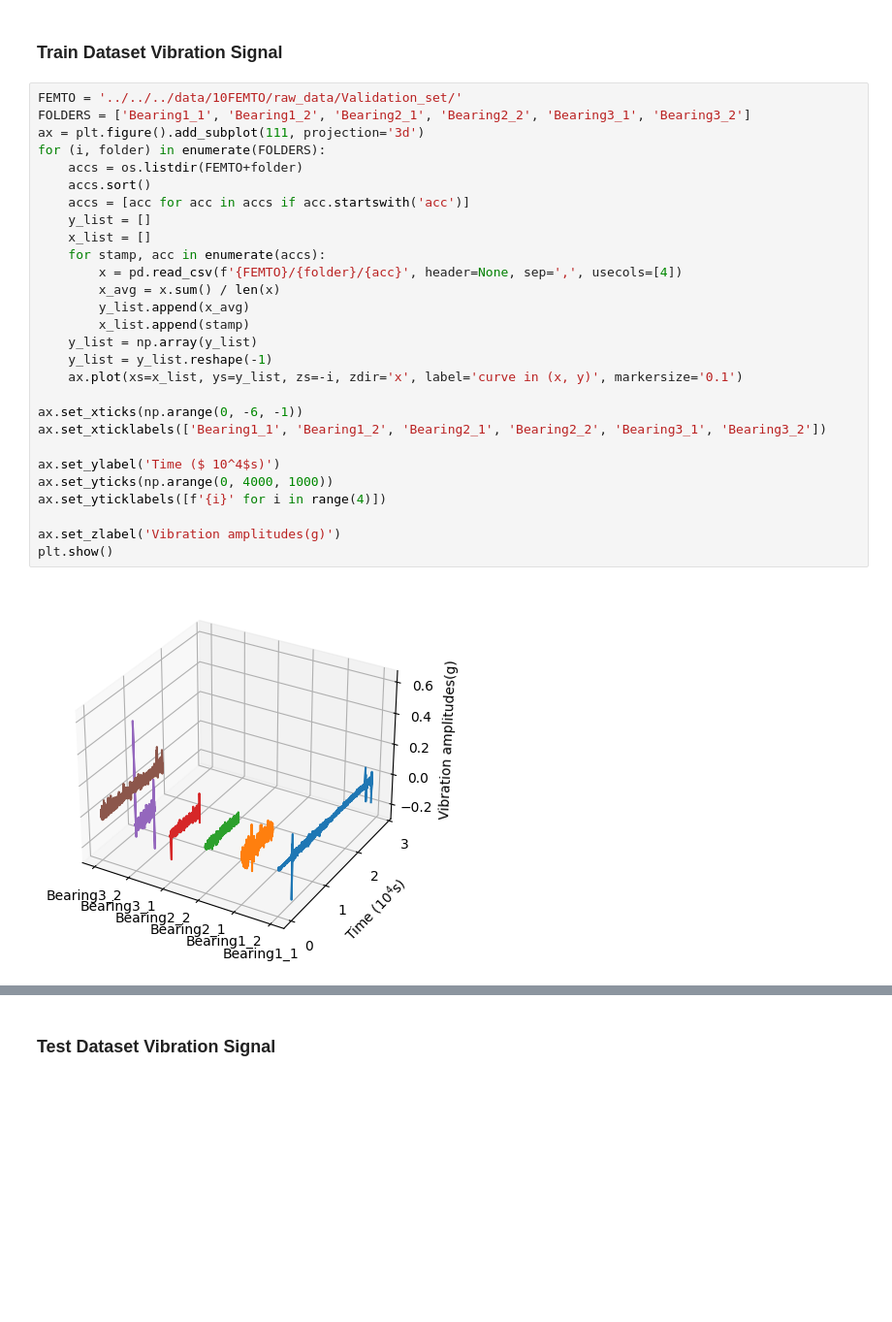
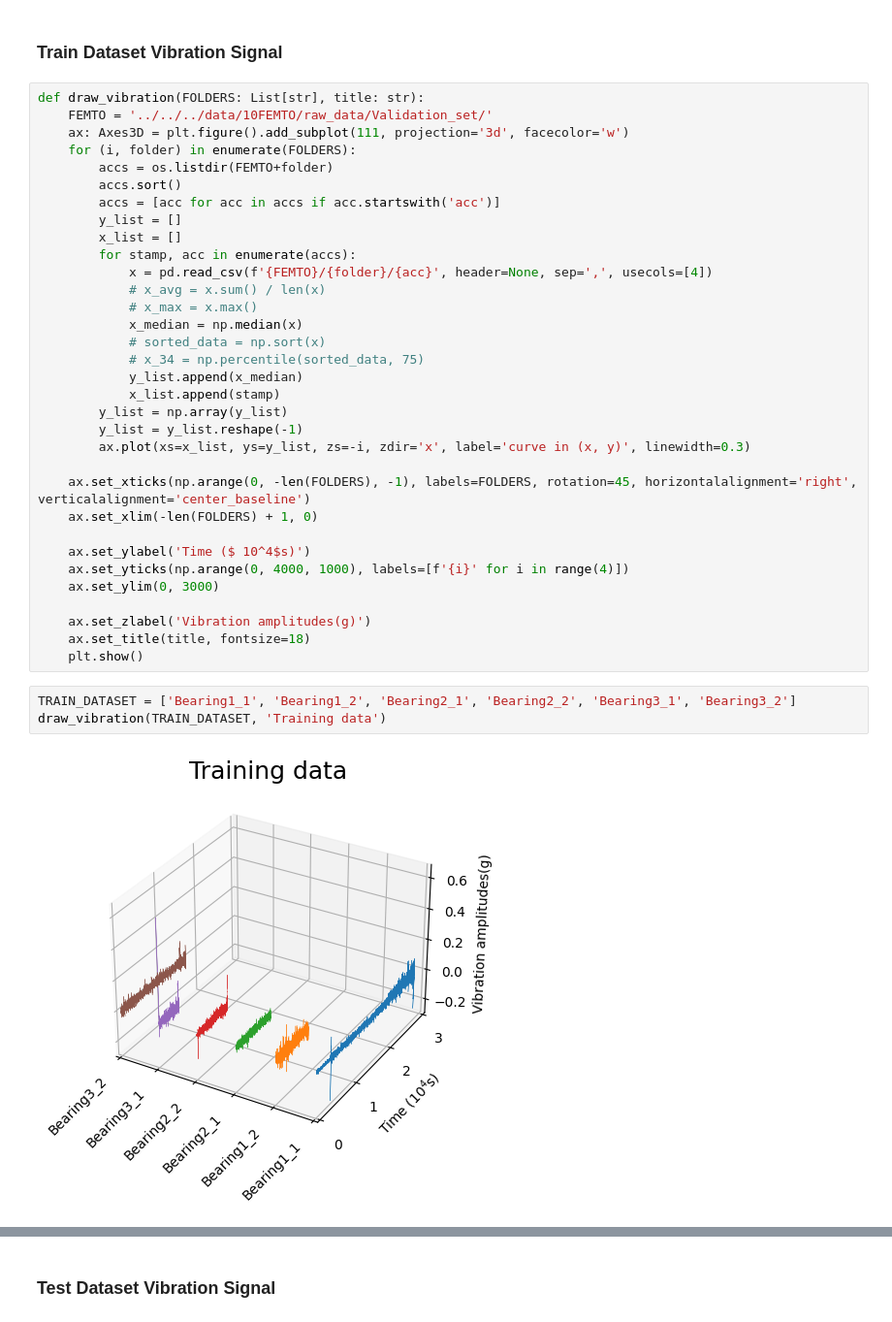
Before and after one commit to qawl987/DAST-self, a Jupyter notebook: notebook/FEMTO-st/visualization/main.ipynb, the cells around one changed output, grey strips where cells are left out. Shown at 97% size. Drawn from its saved outputs; the diff is of its cells as text; blank space fills up the shorter version.

Commit message:
feat: vibration visual

```diff
--- a/notebook/FEMTO-st/visualization/main.ipynb
+++ b/notebook/FEMTO-st/visualization/main.ipynb
@@ -180,32 +183,40 @@ plt.show()
 # %% [markdown]
 ### Train Dataset Vibration Signal
 # %%
-FEMTO = '../../../data/10FEMTO/raw_data/Validation_set/'
-FOLDERS = ['Bearing1_1', 'Bearing1_2', 'Bearing2_1', 'Bearing2_2', 'Bearing3_1', 'Bearing3_2']
-ax = plt.figure().add_subplot(111, projection='3d')
-for (i, folder) in enumerate(FOLDERS):
-    accs = os.listdir(FEMTO+folder)
-    accs.sort()
-    accs = [acc for acc in accs if acc.startswith('acc')]
-    y_list = []
-    x_list = []
-    for stamp, acc in enumerate(accs):
-        x = pd.read_csv(f'{FEMTO}/{folder}/{acc}', header=None, sep=',', usecols=[4])
-        x_avg = x.sum() / len(x)
-        y_list.append(x_avg)
-        x_list.append(stamp)
-    y_list = np.array(y_list)
-    y_list = y_list.reshape(-1)
-    ax.plot(xs=x_list, ys=y_list, zs=-i, zdir='x', label='curve in (x, y)', markersize='0.1')
+def draw_vibration(FOLDERS: List[str], title: str):
+    FEMTO = '../../../data/10FEMTO/raw_data/Validation_set/'
+    ax: Axes3D = plt.figure().add_subplot(111, projection='3d', facecolor='w')
+    for (i, folder) in enumerate(FOLDERS):
+        accs = os.listdir(FEMTO+folder)
+        accs.sort()
+        accs = [acc for acc in accs if acc.startswith('acc')]
+        y_list = []
+        x_list = []
+        for stamp, acc in enumerate(accs):
+            x = pd.read_csv(f'{FEMTO}/{folder}/{acc}', header=None, sep=',', usecols=[4])
+            # x_avg = x.sum() / len(x)
+            # x_max = x.max()
+            x_median = np.median(x)
+            # sorted_data = np.sort(x)
+            # x_34 = np.percentile(sorted_data, 75)
+            y_list.append(x_median)
+            x_list.append(stamp)
+        y_list = np.array(y_list)
+        y_list = y_list.reshape(-1)
+        ax.plot(xs=x_list, ys=y_list, zs=-i, zdir='x', label='curve in (x, y)', linewidth=0.3)
 
-ax.set_xticks(np.arange(0, -6, -1))
-ax.set_xticklabels(['Bearing1_1', 'Bearing1_2', 'Bearing2_1', 'Bearing2_2', 'Bearing3_1', 'Bearing3_2'])
+    ax.set_xticks(np.arange(0, -len(FOLDERS), -1), labels=FOLDERS, rotation=45, horizontalalignment='right', verticalalignment='center_baseline')
+    ax.set_xlim(-len(FOLDERS) + 1, 0)
 
-ax.set_ylabel('Time ($ 10^4$s)')
-ax.set_yticks(np.arange(0, 4000, 1000))
-ax.set_yticklabels([f'{i}' for i in range(4)])
+    ax.set_ylabel('Time ($ 10^4$s)')
+    ax.set_yticks(np.arange(0, 4000, 1000), labels=[f'{i}' for i in range(4)])
+    ax.set_ylim(0, 3000)
 
-ax.set_zlabel('Vibration amplitudes(g)')
-plt.show()
+    ax.set_zlabel('Vibration amplitudes(g)')
+    ax.set_title(title, fontsize=18)
+    plt.show()
-# %% [output]
-[figure, removed]
+# %%
+TRAIN_DATASET = ['Bearing1_1', 'Bearing1_2', 'Bearing2_1', 'Bearing2_2', 'Bearing3_1', 'Bearing3_2']
+draw_vibration(TRAIN_DATASET, 'Training data')
+# %% [output]
+[figure, added]
```
Also changed, not shown: parts of 9 cells of this notebook.
